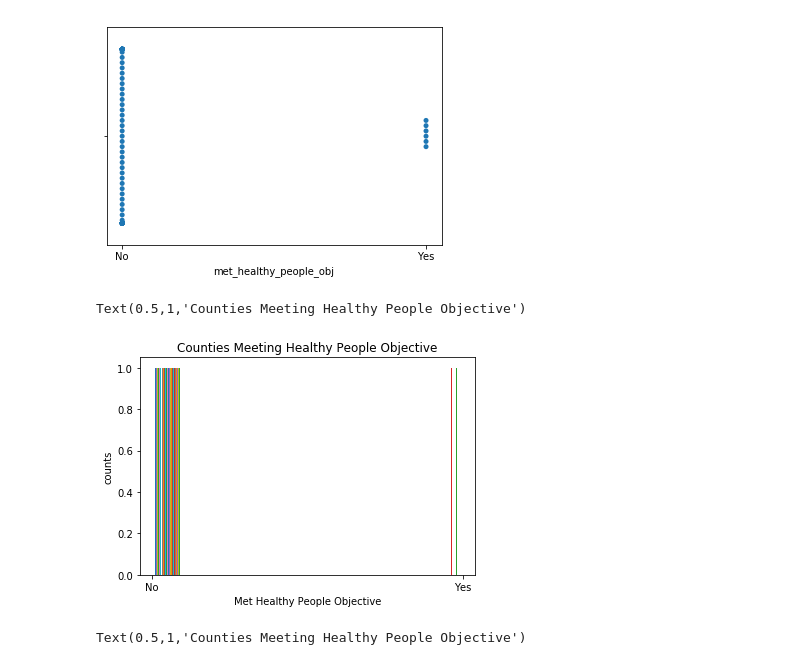
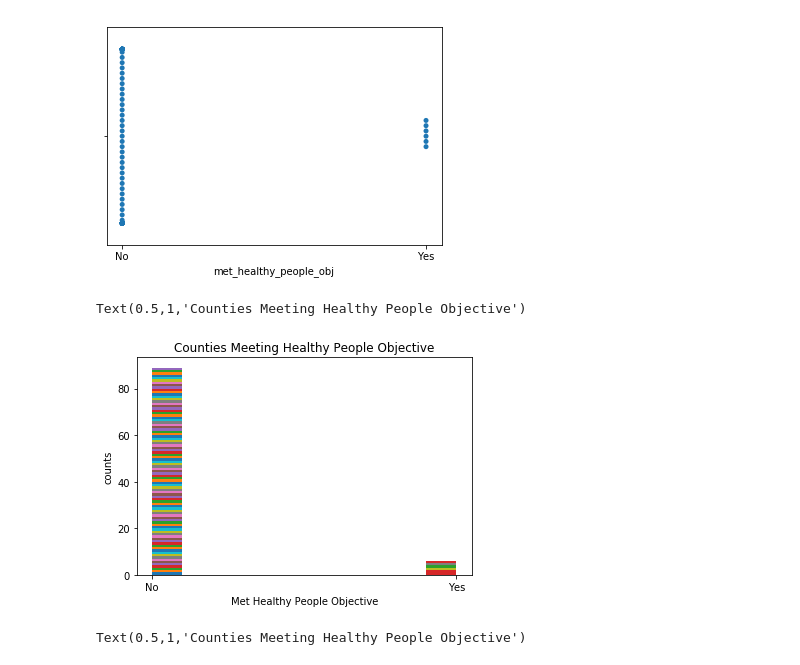
Before and after one commit to CSmithVU/vanderbilt-aspire-data-essentials, a Jupyter notebook: Class_Notebook_rev.ipynb, the cells around one changed output. Saved outputs shown, nothing was run; the diff lists cells and outputs as text; code cells hidden in the pictures.

```diff
--- a/Class_Notebook_rev.ipynb
+++ b/Class_Notebook_rev.ipynb
@@ -1019,13 +1039,13 @@ sns.swarmplot(pop_and_cancer.met_healthy_people_obj)
 <matplotlib.axes._subplots.AxesSubplot at 0x...>
 [figure]
 # %%
-plt.hist(pop_and_cancer.met_healthy_people_obj);
+plt.hist(pop_and_cancer.met_healthy_people_obj, stacked = True);
 plt.xlabel('Met Healthy People Objective')
 plt.ylabel('counts')
 plt.title('Counties Meeting Healthy People Objective')
 # %% [output]
 Text(0.5,1,'Counties Meeting Healthy People Objective')
-[figure, old version]
+[figure, new version]
 # %%
 plt.figure(figsize=(4,4))
 plt.xticks(rotation=45)
```
Also changed, not shown: parts of 21 cells of this notebook.
